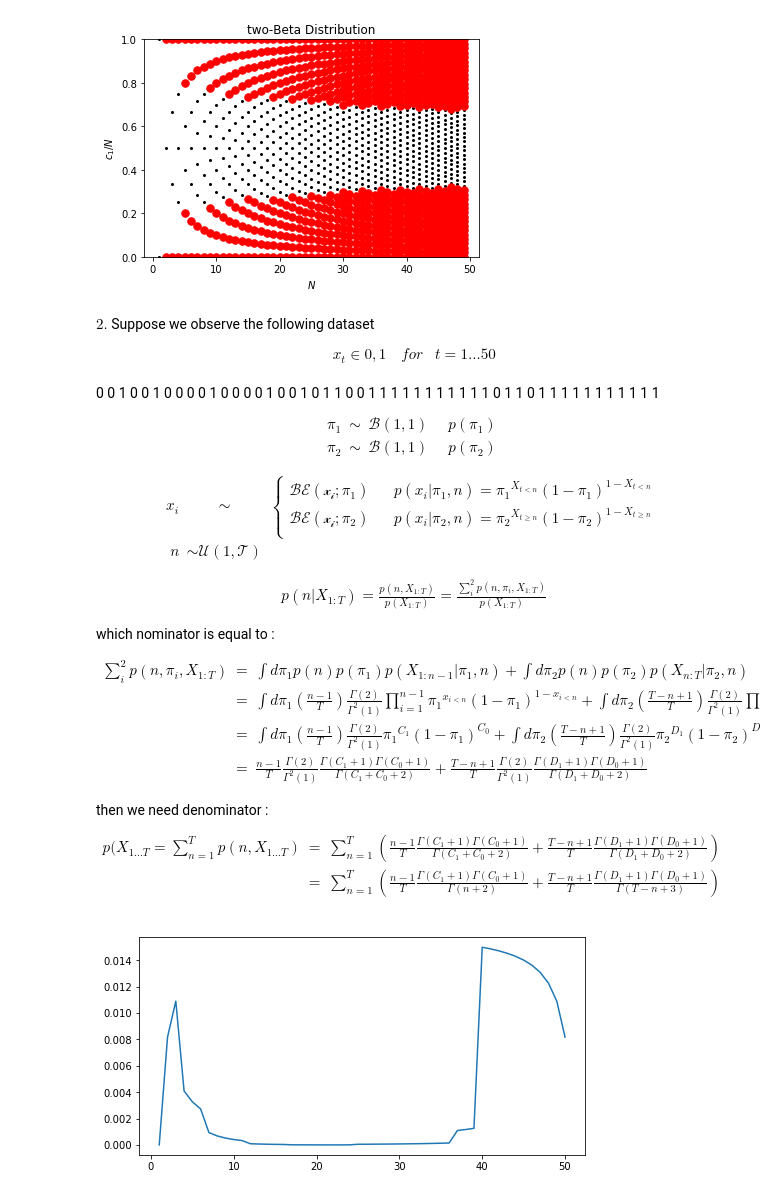
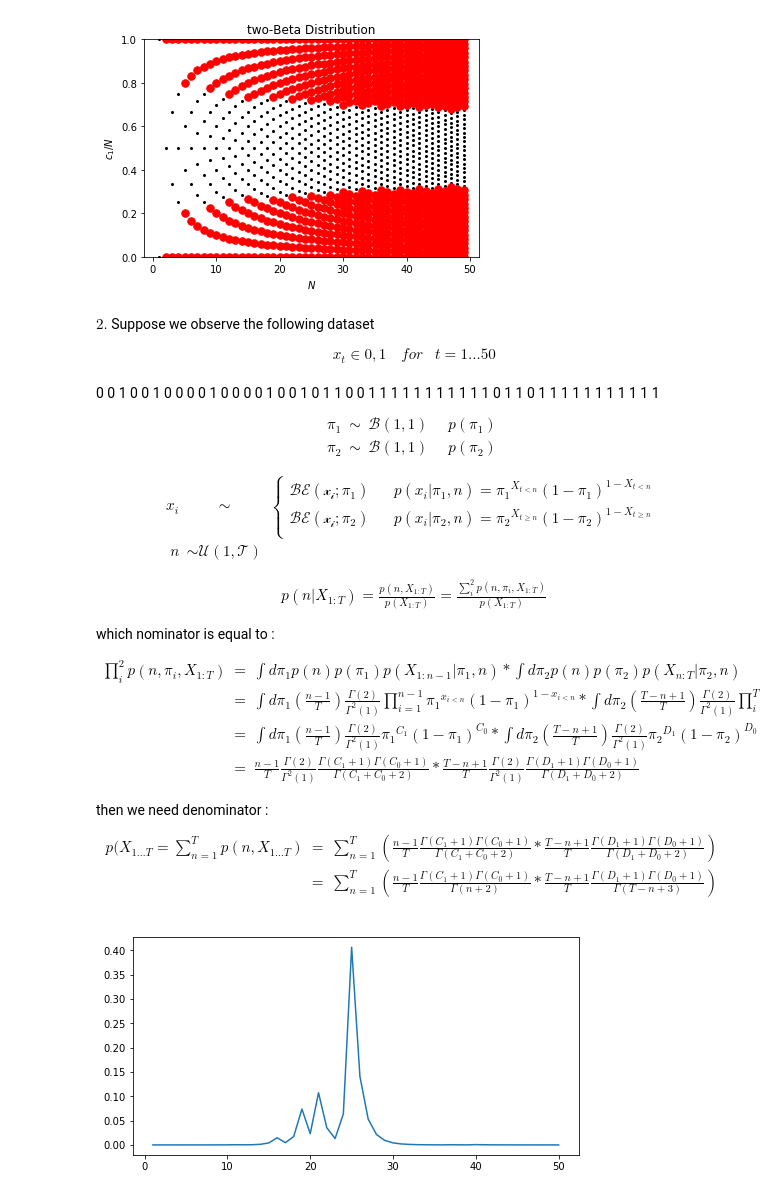
Before and after one commit to CMPE547-Spring-2017-Bogazici/hw4, a Jupyter notebook: HW4 Bayesian model selection.ipynb, the cells around one changed output. Drawn from its saved outputs; the diff is of its cells as text; code cells hidden in the pictures.

```diff
--- a/HW4 Bayesian model selection.ipynb
+++ b/HW4 Bayesian model selection.ipynb
@@ -130,19 +130,19 @@ p(n|X_{1:T}) = \frac{p(n,X_{1:T})}{p(X_{1:T})} = \frac{ \sum_i^2 p(n,\pi_i,X_{1:
 which nominator is equal to :
 
 \begin{eqnarray}
-\sum_i^2 p(n,\pi_i,X_{1:T}) & = & \int d\pi_1 p(n) p(\pi_1) p(X_{1:n-1}|\pi_1,n) + \int d\pi_2 p(n) p(\pi_2) p(X_{n:T}|\pi_2,n) \\
+\prod_i^2 p(n,\pi_i,X_{1:T}) & = & \int d\pi_1 p(n) p(\pi_1) p(X_{1:n-1}|\pi_1,n) * \int d\pi_2 p(n) p(\pi_2) p(X_{n:T}|\pi_2,n) \\
 & = & \int d\pi_1 \left(\frac{n-1}{T}\right) \frac{\Gamma(2)}{\Gamma^2(1)} \prod_{i=1}^{n-1} {\pi_1}^{x_{i\lt n}} (1-\pi_1)^{1-x_{i\lt n}}
-    + \int d\pi_2 \left(\frac{T-n+1}{T}\right) \frac{\Gamma(2)}{\Gamma^2(1)} \prod_{i=n}^T {\pi_2}^{x_{i \ge n}} (1-\pi_2)^{1-x_{i \ge n}} \\
+    * \int d\pi_2 \left(\frac{T-n+1}{T}\right) \frac{\Gamma(2)}{\Gamma^2(1)} \prod_{i=n}^T {\pi_2}^{x_{i \ge n}} (1-\pi_2)^{1-x_{i \ge n}} \\
 & = & \int d\pi_1 \left(\frac{n-1}{T}\right) \frac{\Gamma(2)}{\Gamma^2(1)} {\pi_1}^{C_1} (1-\pi_1)^{C_0}
-    + \int d\pi_2 \left(\frac{T-n+1}{T}\right) \frac{\Gamma(2)}{\Gamma^2(1)} {\pi_2}^{D_1} (1-\pi_2)^{D_0} & where & C_1 = \sum_0^{n-1} x_i & and & C_0 = 1 - \sum_0^{n-1} x_i & and & D_1 = \sum_n^T x_i & and & D_0 = 1 - \sum_n^T x_i  \\
+    * \int d\pi_2 \left(\frac{T-n+1}{T}\right) \frac{\Gamma(2)}{\Gamma^2(1)} {\pi_2}^{D_1} (1-\pi_2)^{D_0} & where & C_1 = \sum_0^{n-1} x_i & and & C_0 = 1 - \sum_0^{n-1} x_i & and & D_1 = \sum_n^T x_i & and & D_0 = 1 - \sum_n^T x_i  \\
 & = & \frac{n-1}{T} \frac{\Gamma(2)}{\Gamma^2(1)} \frac{\Gamma(C_1+1) \Gamma(C_0+1)}{\Gamma(C_1+C_0+2)}
-    + \frac{T-n+1}{T} \frac{\Gamma(2)}{\Gamma^2(1)} \frac{\Gamma(D_1+1) \Gamma(D_0+1)}{\Gamma(D_1+D_0+2)}
+    * \frac{T-n+1}{T} \frac{\Gamma(2)}{\Gamma^2(1)} \frac{\Gamma(D_1+1) \Gamma(D_0+1)}{\Gamma(D_1+D_0+2)}
 \end{eqnarray}
 
 then we need denominator :
 \begin{eqnarray}
-p(X_{1 \dots T} = \sum_{n=1}^T p(n,X_{1 \dots T}) & = & \sum_{n=1}^T \left( \frac{n-1}{T} \frac{\Gamma(C_1+1) \Gamma(C_0+1)}{\Gamma(C_1+C_0+2)} + \frac{T-n+1}{T} \frac{\Gamma(D_1+1) \Gamma(D_0+1)}{\Gamma(D_1+D_0+2)} \right)\\
-& = & \sum_{n=1}^T \left( \frac{n-1}{T} \frac{\Gamma(C_1+1) \Gamma(C_0+1)}{\Gamma(n+2)} + \frac{T-n+1}{T} \frac{\Gamma(D_1+1) \Gamma(D_0+1)}{\Gamma(T-n+3)} \right)
+p(X_{1 \dots T} = \sum_{n=1}^T p(n,X_{1 \dots T}) & = & \sum_{n=1}^T \left( \frac{n-1}{T} \frac{\Gamma(C_1+1) \Gamma(C_0+1)}{\Gamma(C_1+C_0+2)} * \frac{T-n+1}{T} \frac{\Gamma(D_1+1) \Gamma(D_0+1)}{\Gamma(D_1+D_0+2)} \right)\\
+& = & \sum_{n=1}^T \left( \frac{n-1}{T} \frac{\Gamma(C_1+1) \Gamma(C_0+1)}{\Gamma(n+2)} * \frac{T-n+1}{T} \frac{\Gamma(D_1+1) \Gamma(D_0+1)}{\Gamma(T-n+3)} \right)
 \end{eqnarray}
 # %%
 %matplotlib inline
@@ -168,35 +168,35 @@ def posteriorN():
             pJointPart2 = np.log((T-n+1)/T) + gammaln(2) - 2*gammaln(1) + gammaln(d1+1) + gammaln(d0+1) - gammaln(d0+d1+2)
         else:
             pJointPart1 = - np.Inf
-        pJoint[n-1] = np.exp(pJointPart1) + np.exp(pJointPart2)
+        pJoint[n-1] = np.exp(pJointPart1+pJointPart2)
 
     # Normalize p(n,X) over nn
     pNormalize = 0
     pNormalizePart1 = 0
     pNormalizePart2 = 0
     for nn in range(1,T+1):
         leftObs = obs[0:nn-1]
         rightObs = obs[nn-1:T]
         cc1 = sum(leftObs)
         cc0 = sum(leftObs!=1)
         dd1 = sum(rightObs)
         dd0 = sum(rightObs!=1)
         if (nn-1)!=0:
             pNormalizePart1 = np.log((nn-1)/T) + gammaln(cc1+1) + gammaln(cc0+1) - gammaln(cc0+cc1+2)
         if (T-nn+1)!=0:
             pNormalizePart2 = np.log((T-nn+1)/T) + gammaln(dd1+1) + gammaln(dd0+1) - gammaln(dd0+dd1+2)
-        pNormalize += np.exp(pNormalizePart1) + np.exp(pNormalizePart2)
+        pNormalize += np.exp(pNormalizePart1+pNormalizePart2)
 
     return pJoint/pNormalize
 
 obs = np.array([0,0,1,0,0,1,0,0,0,0,1,0,0,0,0,1,0,0,1,0,1,1,0,0,1,1,1,1,1,1,1,1,1,1,1,0,1,1,0,1,1,1,1,1,1,1,1,1,1,1])
 T = len(obs)
 
 plt.figure(figsize=(8,4))
 x = np.arange(1,51)
 y = posteriorN()
 
 plt.plot(x,y)
 plt.show()
 # %% [output]
-[figure, old version]
+[figure, new version]
```
